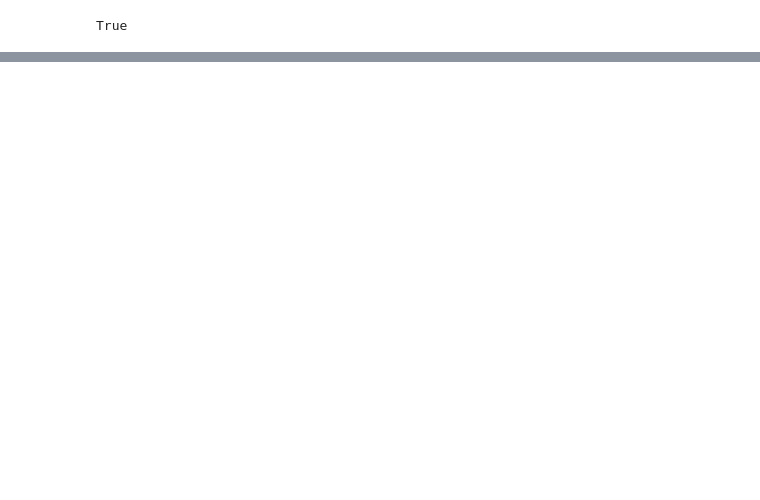
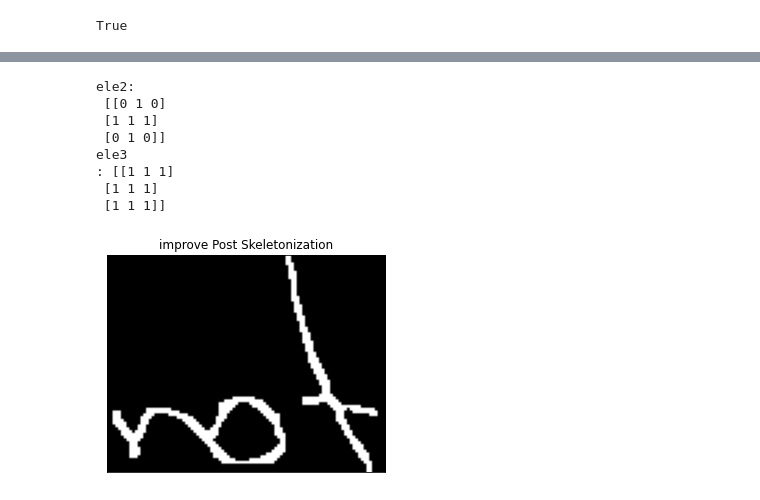
Before and after one commit to ejlex/FYP2021, a Jupyter notebook: imagePreprocessing.ipynb, the cells around one changed output, grey strips where cells are left out. Saved outputs shown, nothing was run; the diff lists cells and outputs as text; code cells hidden in the pictures; blank space fills up the shorter version.

```diff
--- a/imagePreprocessing.ipynb
+++ b/imagePreprocessing.ipynb
@@ -83,0 +93,29 @@ plt.plot()
+# %%
+#improve and connect the gap betweem skeletonized image
+element2 = cv.getStructuringElement(cv.MORPH_DILATE,(3,3))
+element3 = cv.getStructuringElement(cv.MORPH_ERODE,(3,3))
+skel2 = skel
+
+for i in range(2):
+    skel2 = cv.dilate(skel2,element3)
+    skel2 = cv.erode(skel2,element2)
+
+# skel2 = cv.dilate(skel2,element)
+# skel2 = cv.erode(skel2,element3)
+
+
+plt.imshow(skel2,'gray')
+plt.title('improve Post Skeletonization')
+plt.xticks([]),plt.yticks([])
+plt.plot()
+print('ele2:\n',element2,'\nele3\n:',element3)
+# %% [output]
+ele2:
+ [[0 1 0]
+ [1 1 1]
+ [0 1 0]]
+ele3
+: [[1 1 1]
+ [1 1 1]
+ [1 1 1]]
+[figure, added]
```
Also changed, not shown: parts of 9 cells of this notebook, 7 other files.
